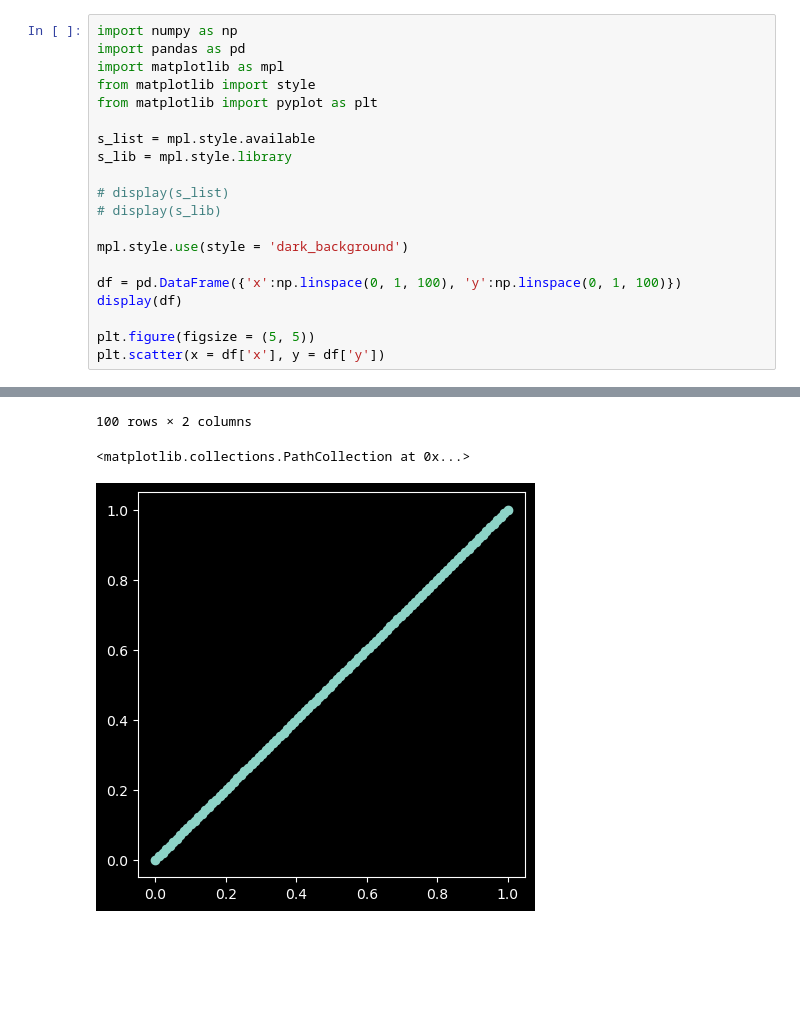
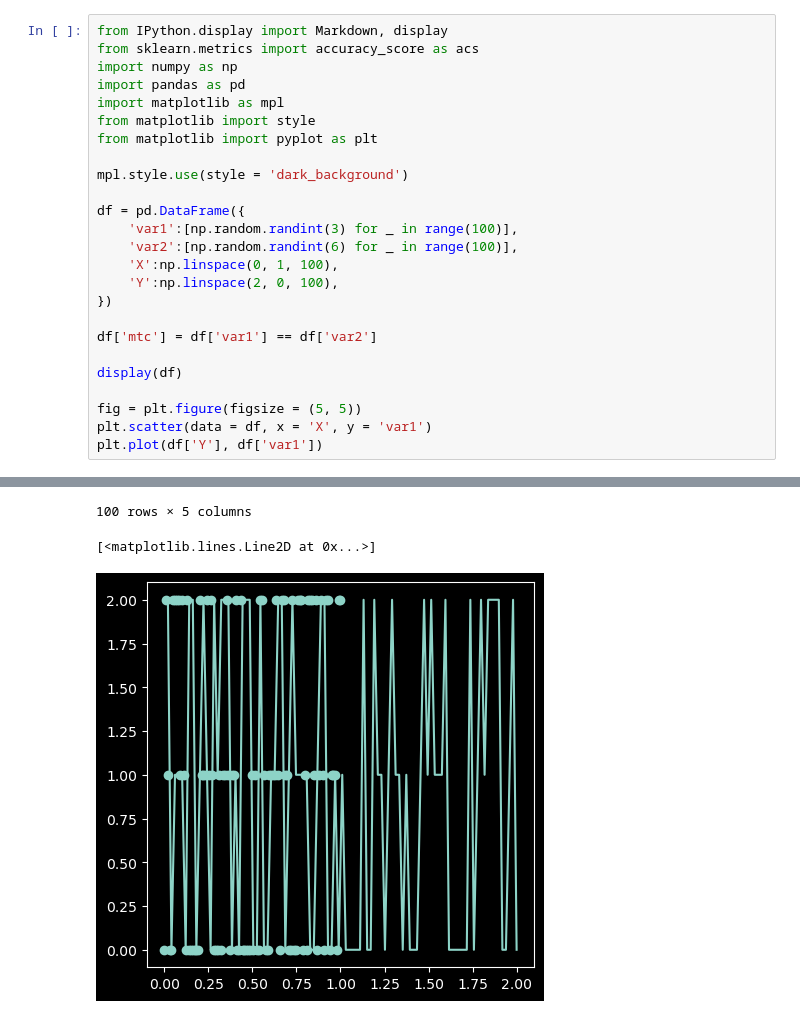
Before and after one commit to MinThirt-Ti/SiT_DataAnalytics_G9, a Jupyter notebook: Sandbox.ipynb, the cells around one changed output, grey strips where cells are left out. Drawn from its saved outputs; the diff is of its cells as text; blank space fills up the shorter version.

```diff
--- a/Sandbox.ipynb
+++ b/Sandbox.ipynb
@@ -34,21 +1,26 @@ display(score)
 # %%
+from IPython.display import Markdown, display
+from sklearn.metrics import accuracy_score as acs
 import numpy as np
 import pandas as pd
 import matplotlib as mpl
 from matplotlib import style
 from matplotlib import pyplot as plt
 
-s_list = mpl.style.available
-s_lib = mpl.style.library
-
-# display(s_list)
-# display(s_lib)
-
 mpl.style.use(style = 'dark_background')
 
-df = pd.DataFrame({'x':np.linspace(0, 1, 100), 'y':np.linspace(0, 1, 100)})
+df = pd.DataFrame({
+    'var1':[np.random.randint(3) for _ in range(100)],
+    'var2':[np.random.randint(6) for _ in range(100)],
+    'X':np.linspace(0, 1, 100),
+    'Y':np.linspace(2, 0, 100),
+})
+
+df['mtc'] = df['var1'] == df['var2']
+
 display(df)
 
-plt.figure(figsize = (5, 5))
-plt.scatter(x = df['x'], y = df['y'])
+fig = plt.figure(figsize = (5, 5))
+plt.scatter(data = df, x = 'X', y = 'var1')
+plt.plot(df['Y'], df['var1'])
 # %% [output]
@@ -67,3 +39,3 @@ plt.scatter(x = df['x'], y = df['y'])
-100 rows × 2 columns
+100 rows × 5 columns
-<matplotlib.collections.PathCollection at 0x...>
+[<matplotlib.lines.Line2D at 0x...>]
-[figure, old version]
+[figure, new version]
```
Also changed, not shown: parts of 3 cells of this notebook.
